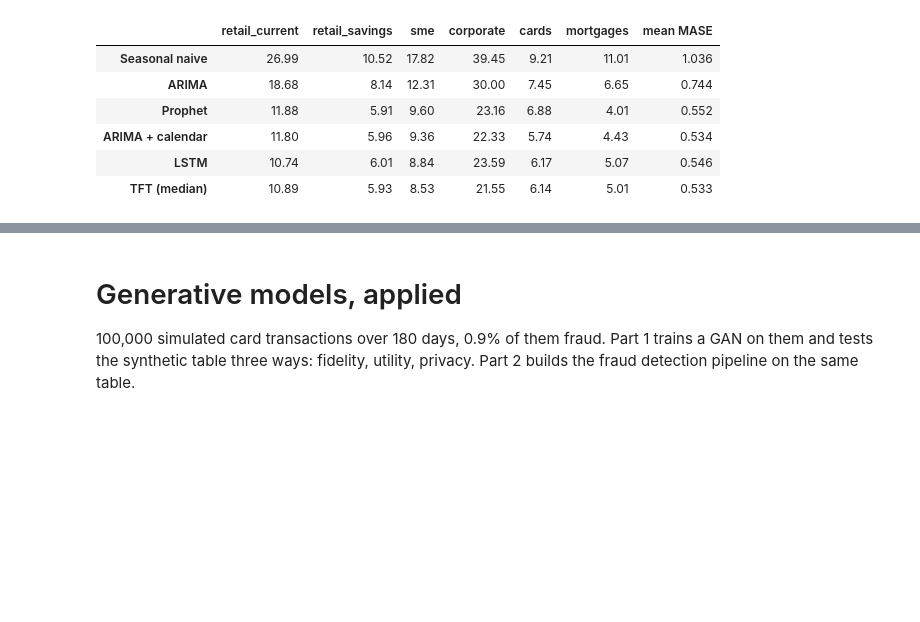
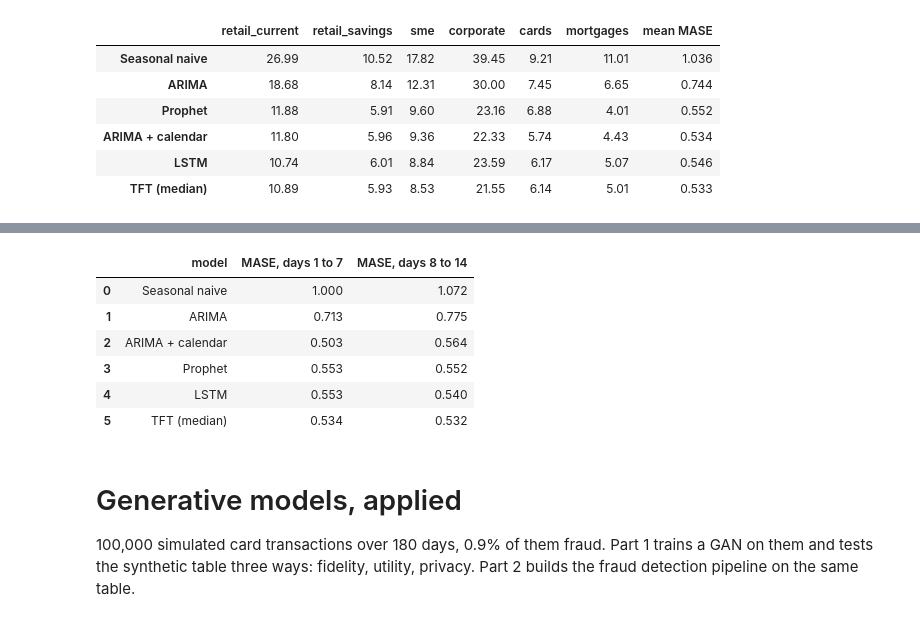
Before and after one commit to iitm-da/finance-ml, a Jupyter notebook: forecasting_and_generative_models.ipynb, the cells around one changed output, grey strips where cells are left out. Cells and saved outputs as stored; diff of their text form; code cells hidden in the pictures; blank space fills up the shorter version.

```diff
--- a/forecasting_and_generative_models.ipynb
+++ b/forecasting_and_generative_models.ipynb
@@ -403,3 +470,19 @@ tab
+# %%
+# 4. the second week against the first: each holds every weekday once
+rows = []
+for k in FC:
+    a = np.abs(FC[k] - ACT) / SCALE
+    rows.append([NAMES[k], round(float(a[:, :7].mean()), 3), round(float(a[:, 7:].mean()), 3)])
+APP['week'] = rows
+pd.DataFrame(rows, columns=['model', 'MASE, days 1 to 7', 'MASE, days 8 to 14'])
+# %% [output]
+|  | model | MASE, days 1 to 7 | MASE, days 8 to 14 |
+| 0 | Seasonal naive | 1.000 | 1.072 |
+| 1 | ARIMA | 0.713 | 0.775 |
+| 2 | ARIMA + calendar | 0.503 | 0.564 |
+| 3 | Prophet | 0.553 | 0.552 |
+| 4 | LSTM | 0.553 | 0.540 |
+| 5 | TFT (median) | 0.534 | 0.532 |
 # %% [markdown]
 # Generative models, applied
 
```
Also changed, not shown: parts of 4 cells of this notebook, 7 other files.
